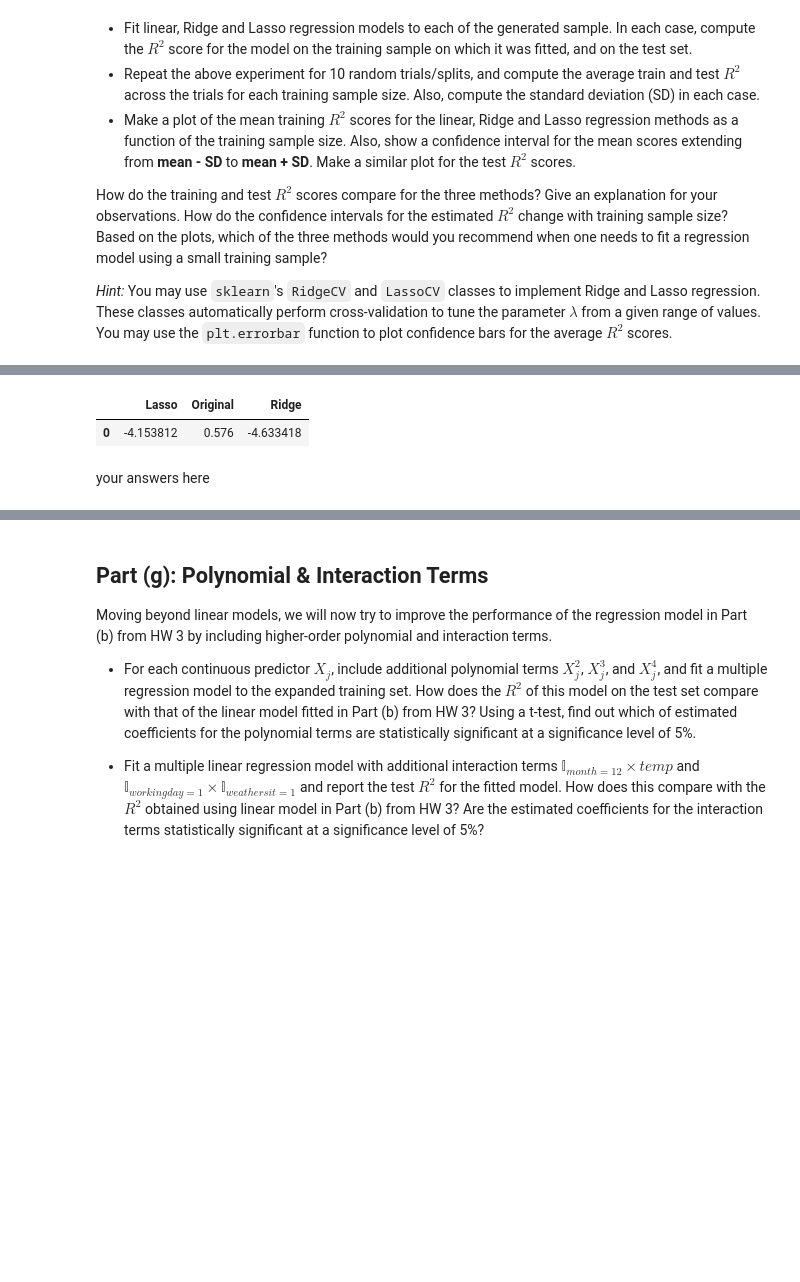
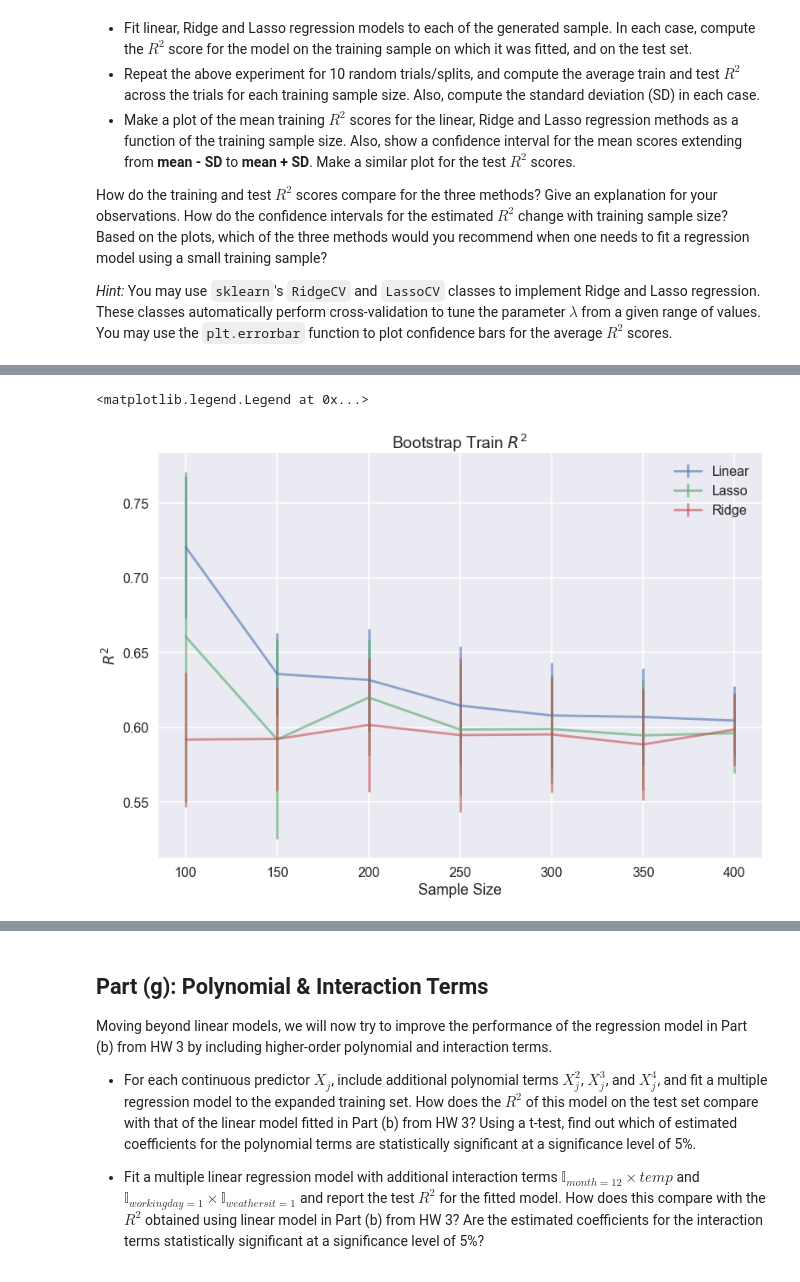
Before and after one commit to EverettSussman/CS109HW4, a Jupyter notebook: cs109a_hw4.ipynb, the cells around one changed output, grey strips where cells are left out. Cells and saved outputs as stored; diff of their text form; code cells hidden in the pictures; blank space fills up the shorter version.

```diff
--- a/cs109a_hw4.ipynb
+++ b/cs109a_hw4.ipynb
@@ -167,9 +175,0 @@ coefsTable.head(50)
-# %%
-r2Vals = pd.DataFrame(data={"Original": [.576], "Lasso": [lasso.score(xTrain, yTrain)],
-                            "Ridge": [ridge.score(xTrain, yTrain)]})
-r2Vals.head()
-# %% [output]
-|  | Lasso | Original | Ridge |
-| 0 | -4.153812 | 0.576 | -4.633418 |
-# %% [markdown]
-your answers here
@@ -175,0 +199,48 @@ your answers here
+# %%
+sampleSizes = np.arange(100, 450, 50)
+
+rSquaredBootStrap = {"sampleSize": sampleSizes, "linearTrain": [], "lassoTrain": [],
+                     "ridgeTrain": [], "linearTest": [], "lassoTest": [], "ridgeTest": []}
+for k in sampleSizes:
+    linearTestR2 = []
+    lassoTestR2 = []
+    ridgeTestR2 = []
+    linearTrainR2 = []
+    lassoTrainR2 = []
+    ridgeTrainR2 = []
+    for _ in range(10):
+        linTrain, lasTrain, ridTrain, linTest, lasTest, ridTest = randSampleR2(k)
+        linearTrainR2.append(linTrain)
+        lassoTrainR2.append(lasTrain)
+        ridgeTrainR2.append(ridTrain)
+        linearTestR2.append(linTest)
+        lassoTestR2.append(lasTest)
+        ridgeTestR2.append(ridTest)
+
+    rSquaredBootStrap["linearTrain"].append(linearTrainR2)
+    rSquaredBootStrap["lassoTrain"].append(lassoTrainR2)
+    rSquaredBootStrap["ridgeTrain"].append(ridgeTrainR2)
+    rSquaredBootStrap["linearTest"].append(linearTestR2)
+    rSquaredBootStrap["lassoTest"].append(lassoTestR2)
+    rSquaredBootStrap["ridgeTest"].append(ridgeTestR2)
+# %%
+fig, ax = plt.subplots()
+
+linTrainMeans = [np.mean(x) for x in rSquaredBootStrap["linearTrain"]]
+linTrainSDs = [np.std(x) for x in rSquaredBootStrap["linearTrain"]]
+lasTrainMeans = [np.mean(x) for x in rSquaredBootStrap["lassoTrain"]]
+lasTrainSDs = [np.std(x) for x in rSquaredBootStrap["lassoTrain"]]
+ridTrainMeans = [np.mean(x) for x in rSquaredBootStrap["ridgeTrain"]]
+ridTrainSDs = [np.std(x) for x in rSquaredBootStrap["ridgeTrain"]]
+
+ax.set_title("Bootstrap Train $R^2$")
+ax.set_xlabel("Sample Size")
+ax.set_ylabel("$R^2$")
+
+ax.errorbar(rSquaredBootStrap["sampleSize"], linTrainMeans, linTrainSDs, label="Linear", alpha=.6)
+ax.errorbar(rSquaredBootStrap["sampleSize"], lasTrainMeans, lasTrainSDs, label="Lasso", alpha=.6)
+ax.errorbar(rSquaredBootStrap["sampleSize"], ridTrainMeans, ridTrainSDs, label="Ridge", alpha=.6)
+ax.legend()
+# %% [output]
+<matplotlib.legend.Legend at 0x...>
+[figure, added]
```
Also changed, not shown: parts of 20 cells of this notebook.
